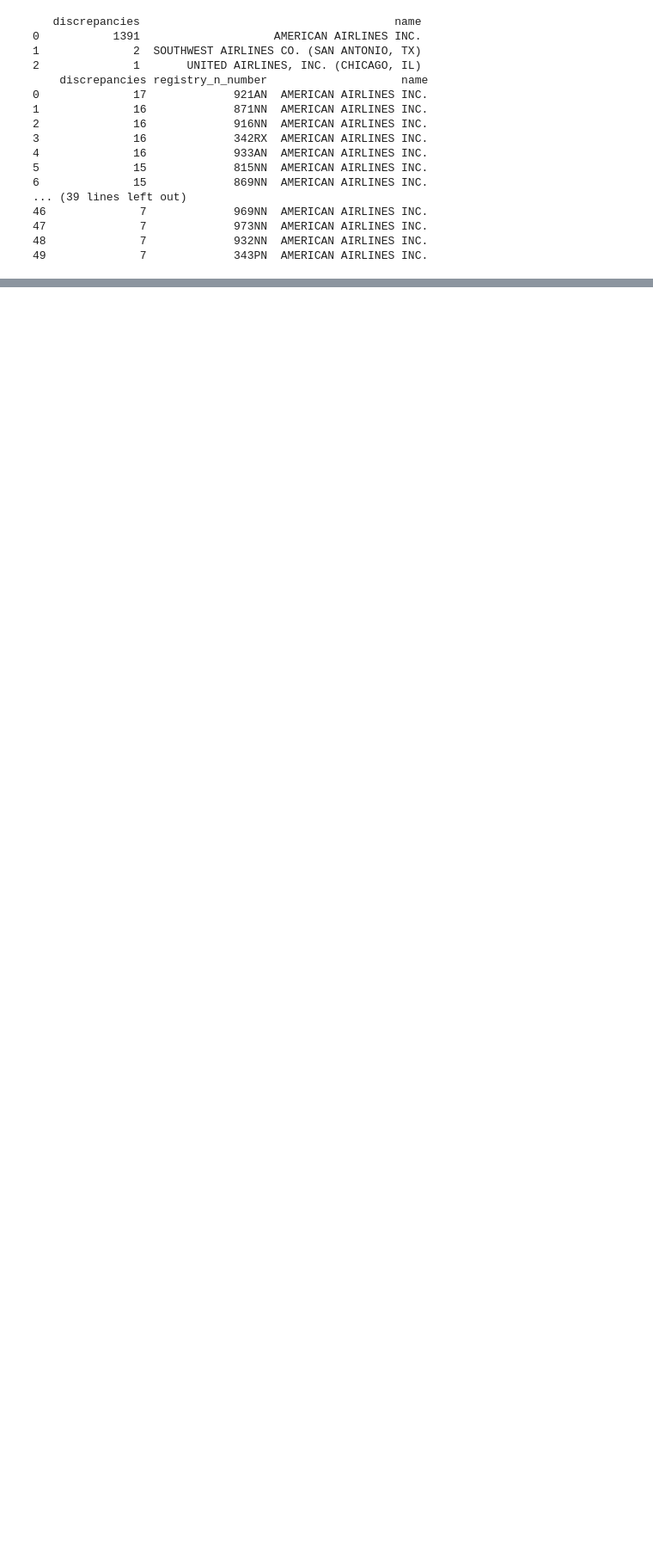
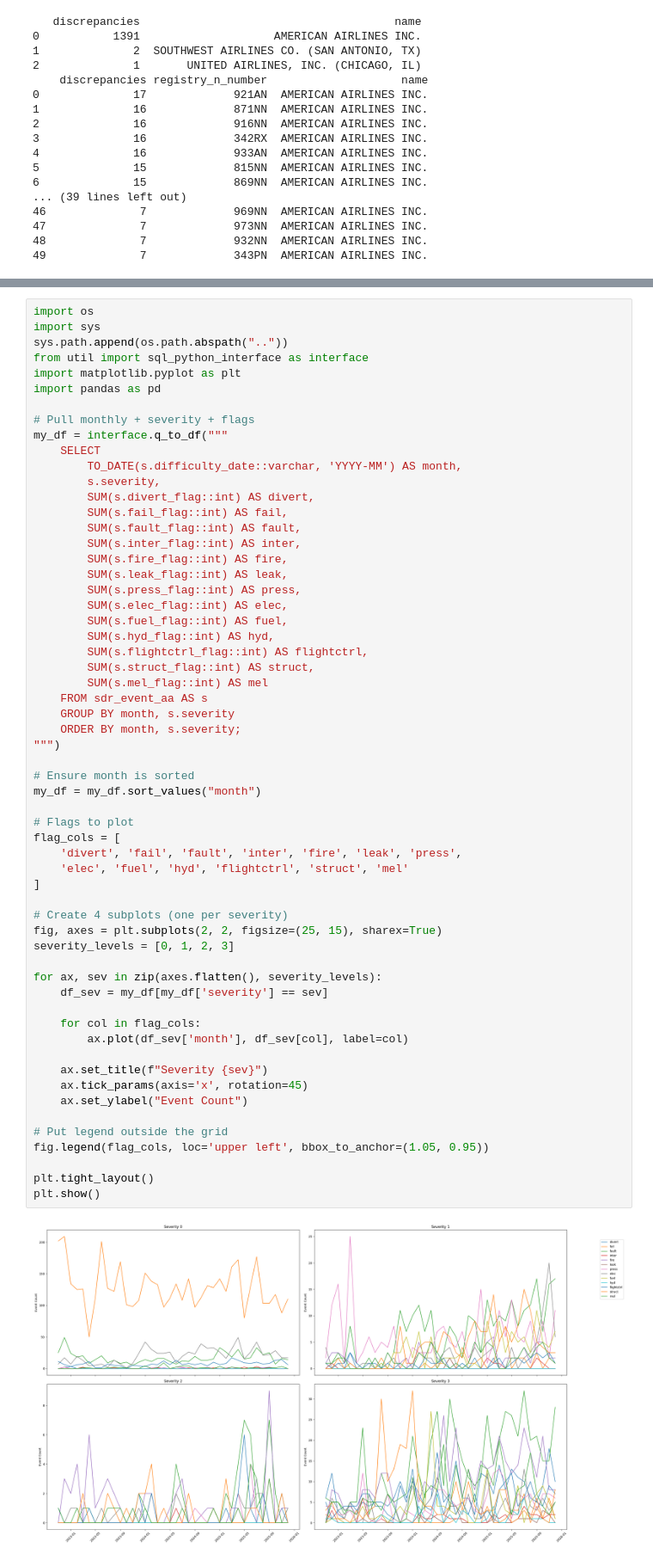
Before and after one commit to NorthrupRobert/737-800_SDR_Reliability_Analysis, a Jupyter notebook: _data_design_and_exploration/06_explore_aa.ipynb, the cells around one changed output, grey strips where cells are left out. Shown at 86% size. Saved outputs shown, nothing was run; the diff lists cells and outputs as text; blank space fills up the shorter version.

```diff
--- a/_data_design_and_exploration/06_explore_aa.ipynb
+++ b/_data_design_and_exploration/06_explore_aa.ipynb
@@ -1228,0 +1363,61 @@ print(df_aog_events_aircraft)
+# %%
+import os
+import sys
+sys.path.append(os.path.abspath(".."))
+from util import sql_python_interface as interface
+import matplotlib.pyplot as plt
+import pandas as pd
+
+# Pull monthly + severity + flags
+my_df = interface.q_to_df("""
+    SELECT
+        TO_DATE(s.difficulty_date::varchar, 'YYYY-MM') AS month,
+        s.severity,
+        SUM(s.divert_flag::int) AS divert,
+        SUM(s.fail_flag::int) AS fail,
+        SUM(s.fault_flag::int) AS fault,
+        SUM(s.inter_flag::int) AS inter,
+        SUM(s.fire_flag::int) AS fire,
+        SUM(s.leak_flag::int) AS leak,
+        SUM(s.press_flag::int) AS press,
+        SUM(s.elec_flag::int) AS elec,
+        SUM(s.fuel_flag::int) AS fuel,
+        SUM(s.hyd_flag::int) AS hyd,
+        SUM(s.flightctrl_flag::int) AS flightctrl,
+        SUM(s.struct_flag::int) AS struct,
+        SUM(s.mel_flag::int) AS mel
+    FROM sdr_event_aa AS s
+    GROUP BY month, s.severity
+    ORDER BY month, s.severity;
+""")
+
+# Ensure month is sorted
+my_df = my_df.sort_values("month")
+
+# Flags to plot
+flag_cols = [
+    'divert', 'fail', 'fault', 'inter', 'fire', 'leak', 'press',
+    'elec', 'fuel', 'hyd', 'flightctrl', 'struct', 'mel'
+]
+
+# Create 4 subplots (one per severity)
+fig, axes = plt.subplots(2, 2, figsize=(25, 15), sharex=True)
+severity_levels = [0, 1, 2, 3]
+
+for ax, sev in zip(axes.flatten(), severity_levels):
+    df_sev = my_df[my_df['severity'] == sev]
+
+    for col in flag_cols:
+        ax.plot(df_sev['month'], df_sev[col], label=col)
+
+    ax.set_title(f"Severity {sev}")
+    ax.tick_params(axis='x', rotation=45)
+    ax.set_ylabel("Event Count")
+
+# Put legend outside the grid
+fig.legend(flag_cols, loc='upper left', bbox_to_anchor=(1.05, 0.95))
+
+plt.tight_layout()
+plt.show()
+# %% [output]
+[figure, added]
```
Also changed, not shown: parts of 16 cells of this notebook, 3 other files.
